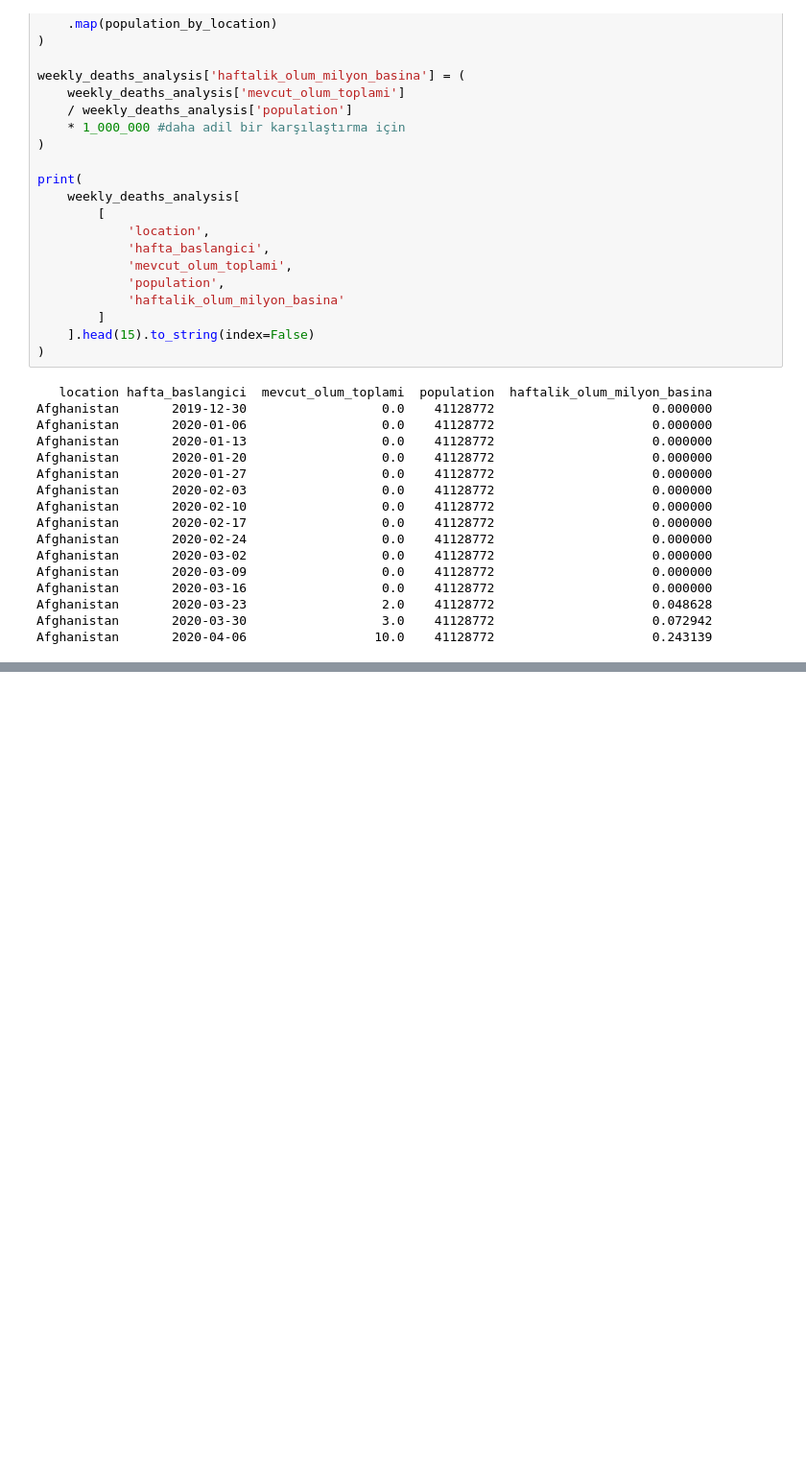
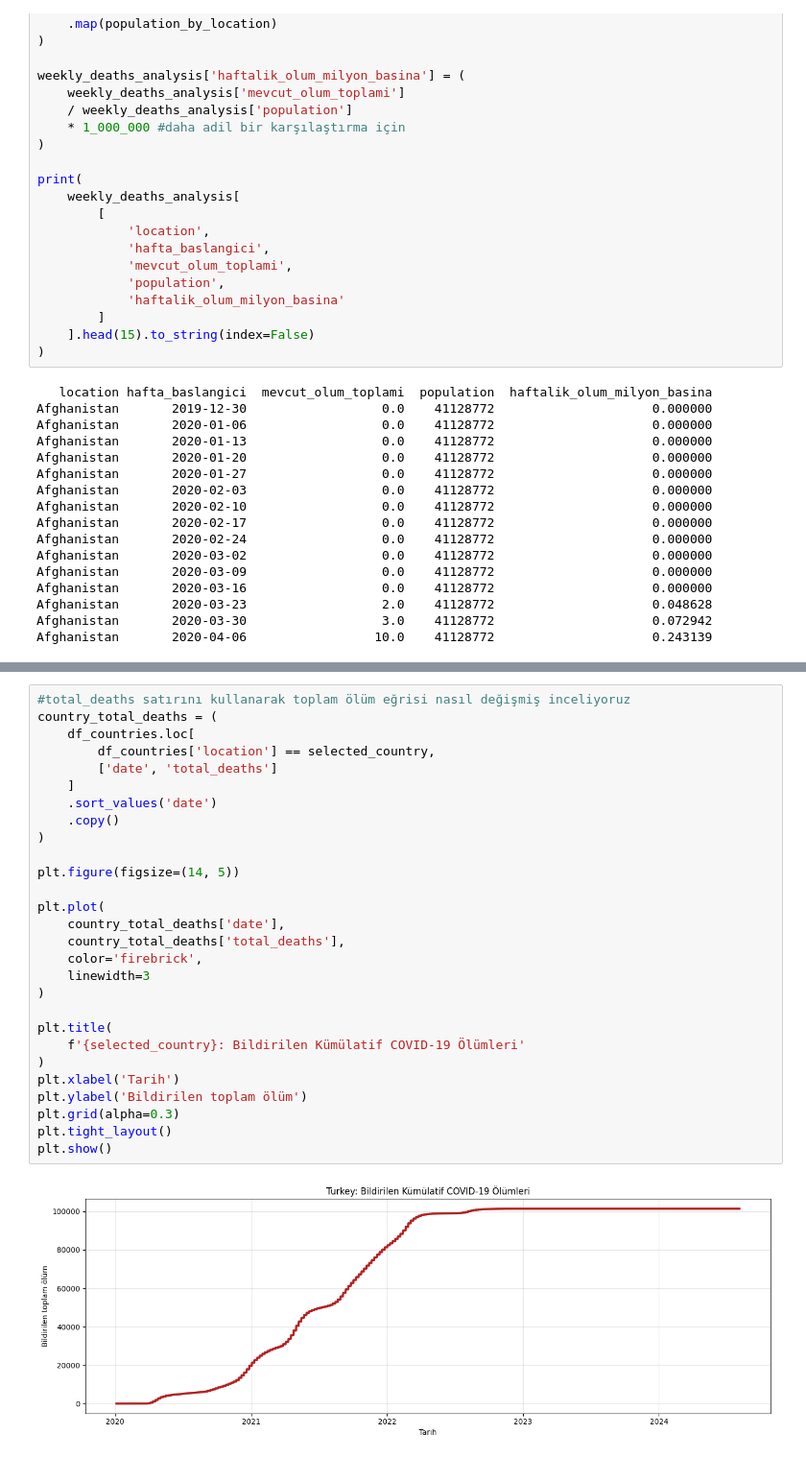
Before and after one commit to nazlican-engineer/CoronaVirusProject, a Jupyter notebook: notebooks/deaths_analysis.ipynb, the cells around one changed output, grey strips where cells are left out. Shown at 96% size. Saved outputs shown, nothing was run; the diff lists cells and outputs as text; blank space fills up the shorter version.

```diff
--- a/notebooks/deaths_analysis.ipynb
+++ b/notebooks/deaths_analysis.ipynb
@@ -571,0 +699,30 @@ Afghanistan       2020-04-06                 10.0    41128772
+# %%
+#total_deaths satırını kullanarak toplam ölüm eğrisi nasıl değişmiş inceliyoruz
+country_total_deaths = (
+    df_countries.loc[
+        df_countries['location'] == selected_country,
+        ['date', 'total_deaths']
+    ]
+    .sort_values('date')
+    .copy()
+)
+
+plt.figure(figsize=(14, 5))
+
+plt.plot(
+    country_total_deaths['date'],
+    country_total_deaths['total_deaths'],
+    color='firebrick',
+    linewidth=3
+)
+
+plt.title(
+    f'{selected_country}: Bildirilen Kümülatif COVID-19 Ölümleri'
+)
+plt.xlabel('Tarih')
+plt.ylabel('Bildirilen toplam ölüm')
+plt.grid(alpha=0.3)
+plt.tight_layout()
+plt.show()
+# %% [output]
+[figure, added]
```
Also changed, not shown: parts of 5 cells of this notebook.
